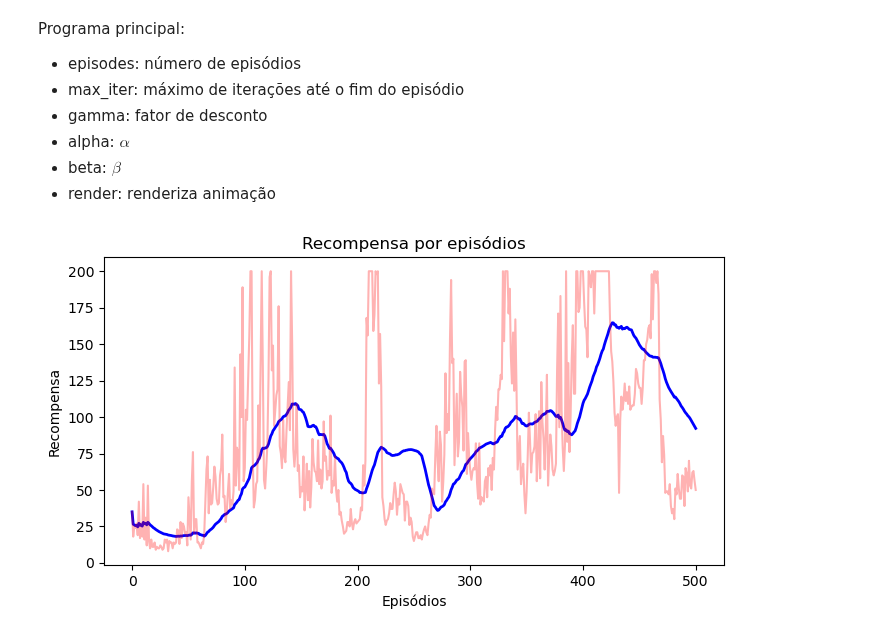
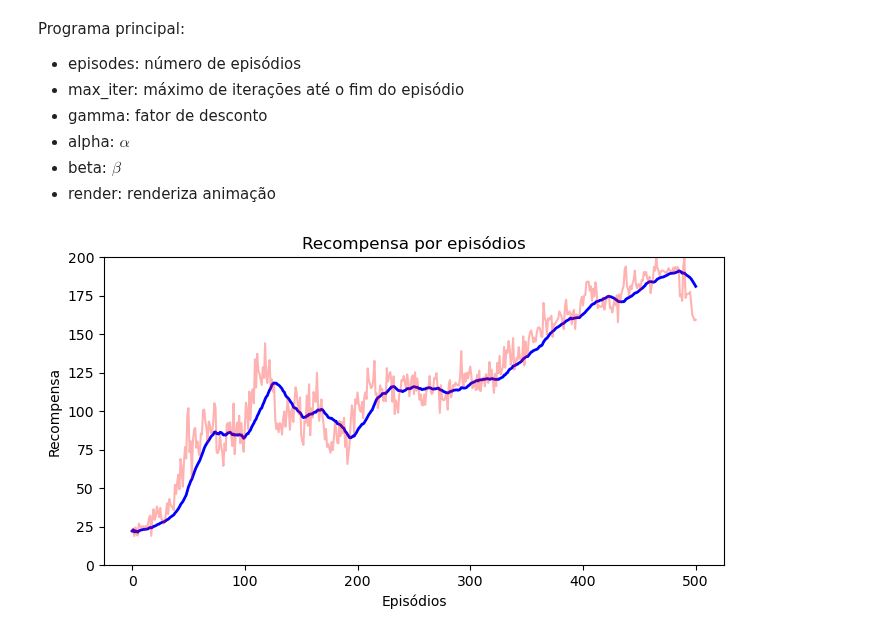
Before and after one commit to GTI-UFMG/IAR_codes, a Jupyter notebook: aula08/ActorCriticTD0_pendulo.ipynb, the cells around one changed output. Cells and saved outputs as stored; diff of their text form; code cells hidden in the pictures.

```diff
--- a/aula08/ActorCriticTD0_pendulo.ipynb
+++ b/aula08/ActorCriticTD0_pendulo.ipynb
@@ -75,7 +75,7 @@ Essa rede representa uma função diferenciável $\hat{v}(s, \boldsymbol{w})$ qu
 # %%
 class StateValue(nn.Module):
     ##########################################
-    def __init__(self, state_size, hidden_size=64):
+    def __init__(self, state_size, hidden_size=128):
         super(StateValue, self).__init__()
         self.fc1 = nn.Linear(state_size, hidden_size)
         self.fc2 = nn.Linear(hidden_size, 1)
@@ -192,41 +192,46 @@ if __name__ == '__main__':
     # parametros
     parameters = {'episodes'  : 500,
                   'max_iter'  : 200,
+                  'n_agents'  : 10,
                   'gamma'     : 0.99,
-                  'alpha'     : 1e-3,
-                  'beta'      : 2e-3,
+                  'alpha'     : 2e-3,
+                  'beta'      : 1e-3,
                   'device'    : torch.device("cuda:0" if torch.cuda.is_available() else "cpu"),
                   'render'    : False,
                  }
 
     # historico dos reforços
     rewards = []
     avg_rewards = []
 
-    ac = ActorCritic(parameters)
+    # cria 'n_agents' para observar comportamento médio
+    ac = [ActorCritic(parameters) for _ in range(parameters['n_agents'])]
 
-    while ac.episode <= parameters['episodes']:
+    while ac[0].episode <= parameters['episodes']:
 
-        # roda um episodio
-        total_reward = ac.runEpisode()
+        # roda um episodio para cada agente
+        total_reward = [ac[i].runEpisode() for i in range(parameters['n_agents'])]
+        # média de todos os agentes
+        total_reward = np.mean(total_reward)
 
         # rewards
         rewards.append(total_reward)
         # reward medio
-        avg_rewards.append(np.mean(rewards[-50:]))
+        avg_rewards.append(np.mean(rewards[-25:]))
 
         plt.figure(1)
         clear_output(wait=True)
         plt.clf()
         plt.plot(avg_rewards, 'b', linewidth=2)
         plt.plot(rewards, 'r', alpha=0.3)
         plt.title('Recompensa por episódios')
         plt.xlabel('Episódios')
         plt.ylabel('Recompensa')
+        plt.ylim([0, 200])
 
         plt.show()
         plt.pause(.1)
 
     plt.ioff()
 # %% [output]
-[figure, old version]
+[figure, new version]
```
